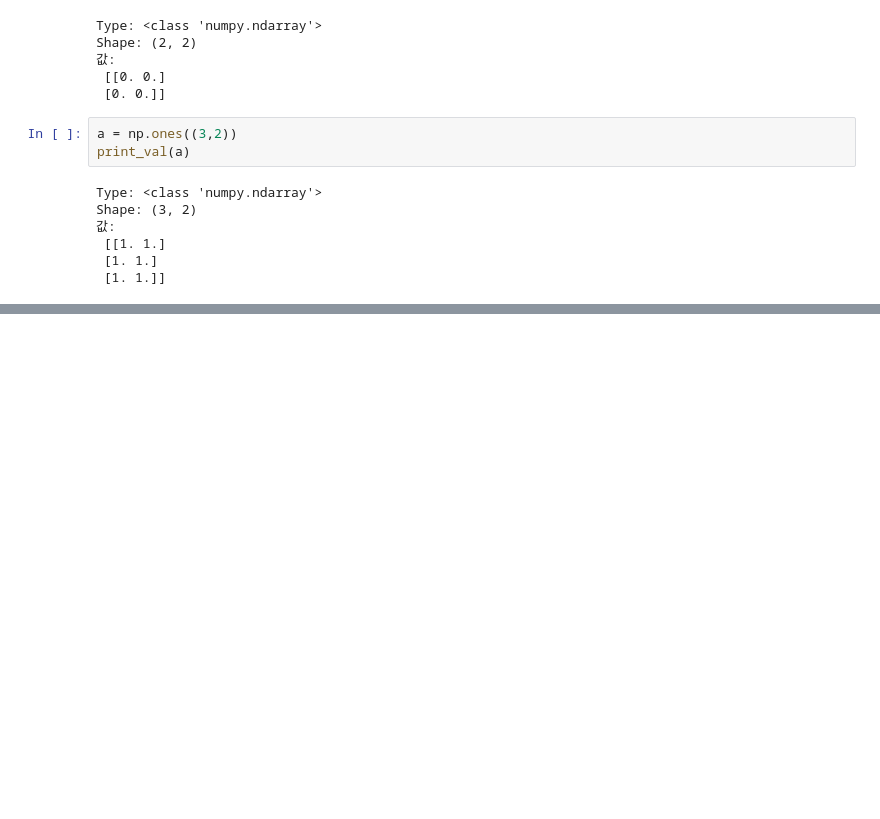
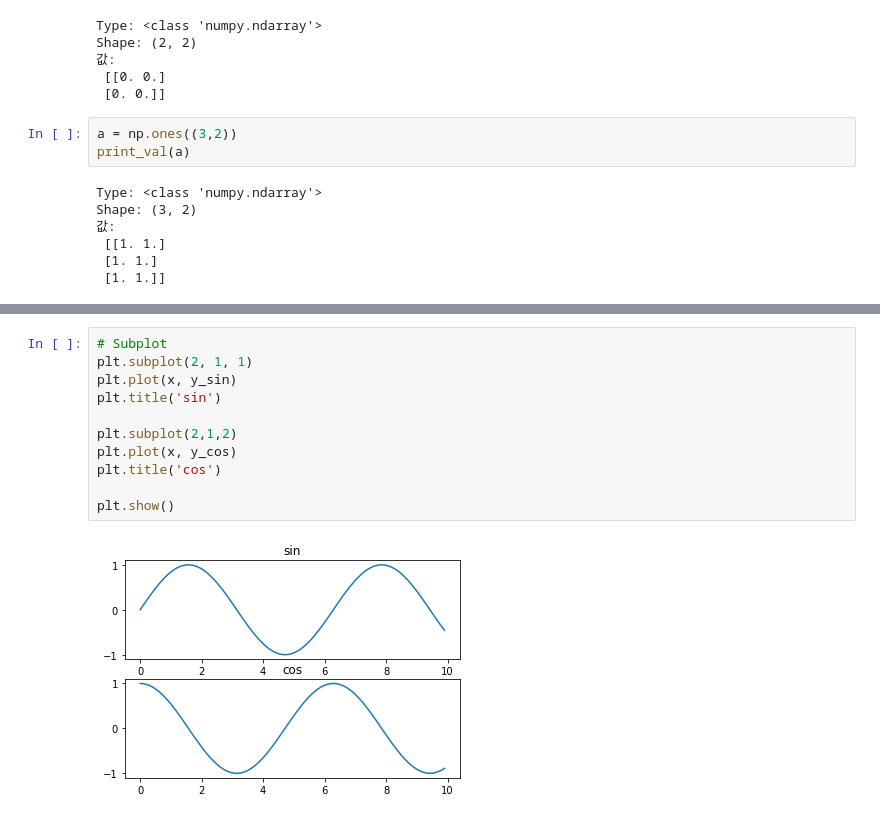
Before and after one commit to Dawonlee0/LA2_Report, a Jupyter notebook: [00]실습zero.ipynb, the cells around one changed output, grey strips where cells are left out. Cells and saved outputs as stored; diff of their text form; blank space fills up the shorter version.

```diff
--- a/[00]실습zero.ipynb
+++ b/[00]실습zero.ipynb
@@ -84,0 +370,13 @@ Shape: (4, 4)
+# %%
+# Subplot
+plt.subplot(2, 1, 1)
+plt.plot(x, y_sin)
+plt.title('sin')
+
+plt.subplot(2,1,2)
+plt.plot(x, y_cos)
+plt.title('cos')
+
+plt.show()
+# %% [output]
+[figure, added]
```
Also changed, not shown: parts of 21 cells of this notebook.
